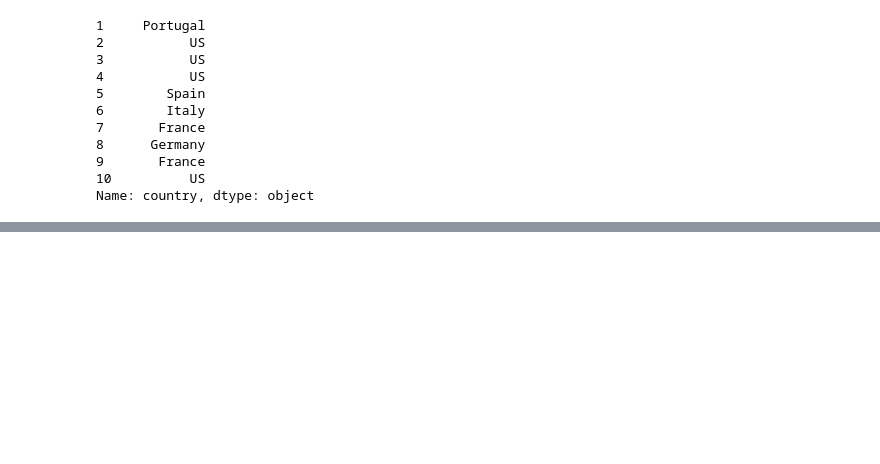
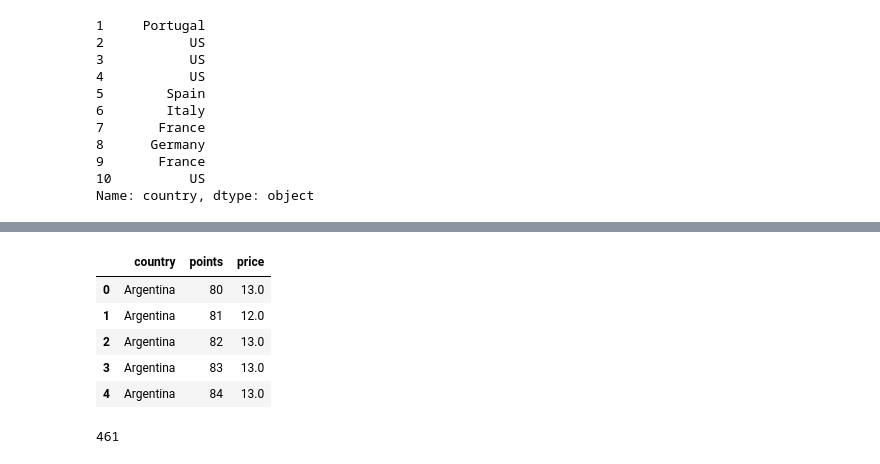
Before and after one commit to renatonico/Pygeons, a Jupyter notebook: notebooks/angel.ipynb, the cells around one changed output, grey strips where cells are left out. Cells and saved outputs as stored; diff of their text form; code cells hidden in the pictures; blank space fills up the shorter version.

```diff
--- a/notebooks/angel.ipynb
+++ b/notebooks/angel.ipynb
@@ -519,0 +529,4 @@ wine_type.head(100)
+# %%
+country_group = clean_data.groupby(['country','points'])['price'].median()
+# %%
+a=pd.DataFrame(country_group)
@@ -519,0 +535,13 @@ wine_type.head(100)
+# %%
+a.head()
+# %% [output]
+|  | country | points | price |
+| 0 | Argentina | 80 | 13.0 |
+| 1 | Argentina | 81 | 12.0 |
+| 2 | Argentina | 82 | 13.0 |
+| 3 | Argentina | 83 | 13.0 |
+| 4 | Argentina | 84 | 13.0 |
+# %%
+len(a)
+# %% [output]
+461
```
Also changed, not shown: parts of 8 cells of this notebook.
